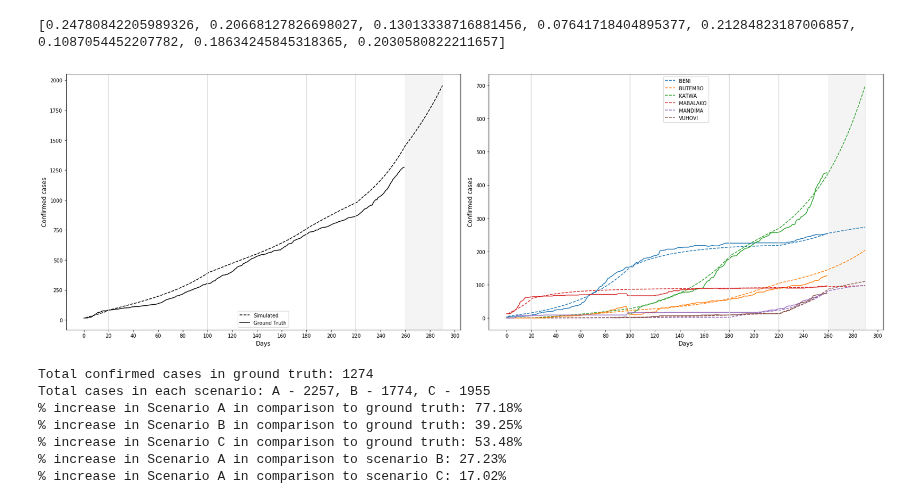
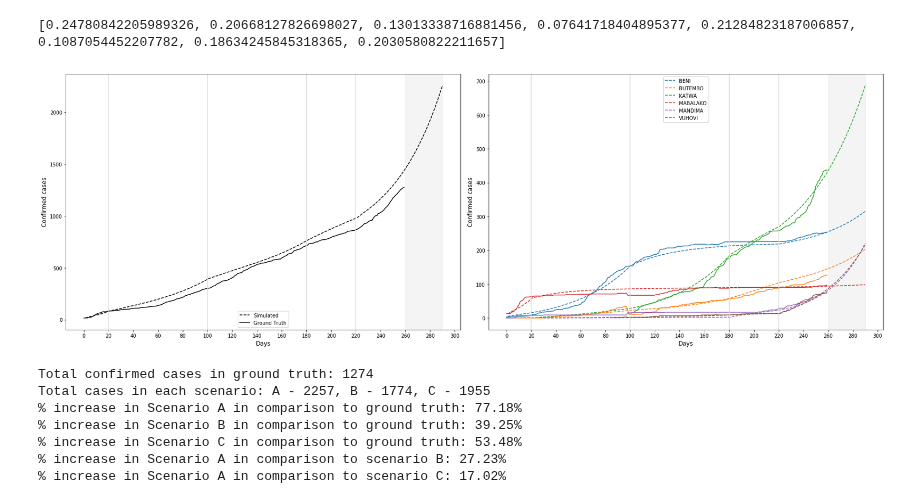
Before and after one commit to NSSAC/DRC_Ebola_2018, a Jupyter notebook: notebooks/calib_checkpointing.ipynb, the cells around one changed output. Drawn from its saved outputs; the diff is of its cells as text; code cells hidden in the pictures.

```diff
--- a/notebooks/calib_checkpointing.ipynb
+++ b/notebooks/calib_checkpointing.ipynb
@@ -144,7 +144,7 @@ out_dict = {}
 f,axarr = plt.subplots(1,2,figsize=(24,8))
 
 forecast = True
-scenario = 'C'
+scenario = 'A'
 if forecast:
 
     if scenario=='A':
@@ -187,34 +187,34 @@ axarr[0].set_xlabel('Days',fontsize=12)
 axarr[1].set_xlabel('Days',fontsize=12)
 
 axarr[0].set_ylabel('Confirmed cases',fontsize=12)
 axarr[1].set_ylabel('Confirmed cases',fontsize=12)
 
 if forecast:
 
     axarr[0].axvspan(T,T+30,color='#dbdbdb',alpha=0.3)
     axarr[1].axvspan(T,T+30,color='#dbdbdb',alpha=0.3)
 
     #plt.suptitle('Forecast Scenario {}'.format(scenario),fontsize=16)
     plt.tight_layout()
     plt.savefig('../plots/forecast_scenario_{}.png'.format(scenario),dpi=100)
 else:
     #plt.suptitle('Model calibration',fontsize=16)
     plt.tight_layout()
     plt.savefig('../plots/model_calibration.png',dpi=100)
 
 
 if forecast:
     out_df.index = out_df.index.str.replace('_',' ')
     out_wk = out_df.groupby((out_df.columns - 1)// 7, axis=1).sum()
     wk_range = out_wk.columns[:-1]
     out_wk = out_wk[wk_range]
 
     out_wk['Last5'] = out_wk[wk_range[-5:]].sum(axis=1)
     temp_df = out_wk.sort_values('Last5',ascending=False)[['Last5']]
     temp_df['risk_index'] = temp_df.Last5/temp_df.Last5.sum()
     temp_df[['risk_index']].head(10).to_html('../plots/risk_table_{}.html'.format(scenario))
 # %% [output]
-[figure, old version]
+[figure, new version]
 # %%
 curve_a = out_dict['A'].sum().cumsum().values
 curve_b = out_dict['B'].sum().cumsum().values
```
Also changed, not shown: 1 other file.
